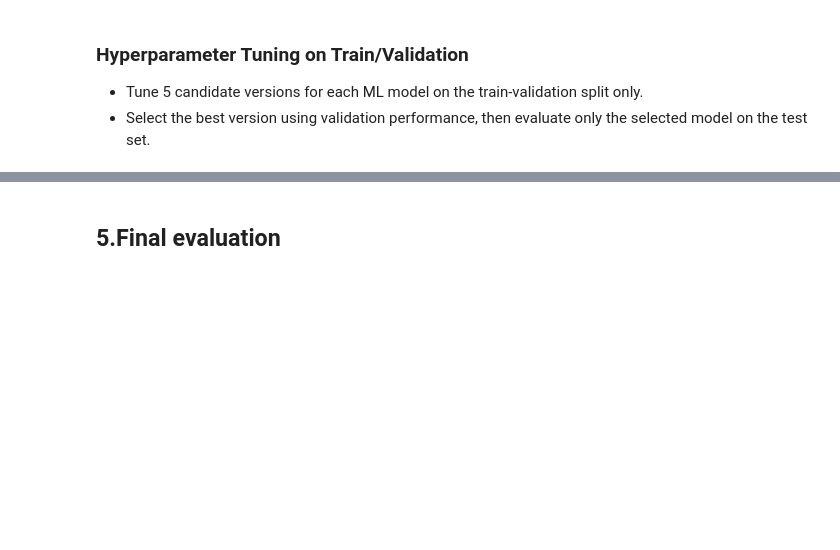
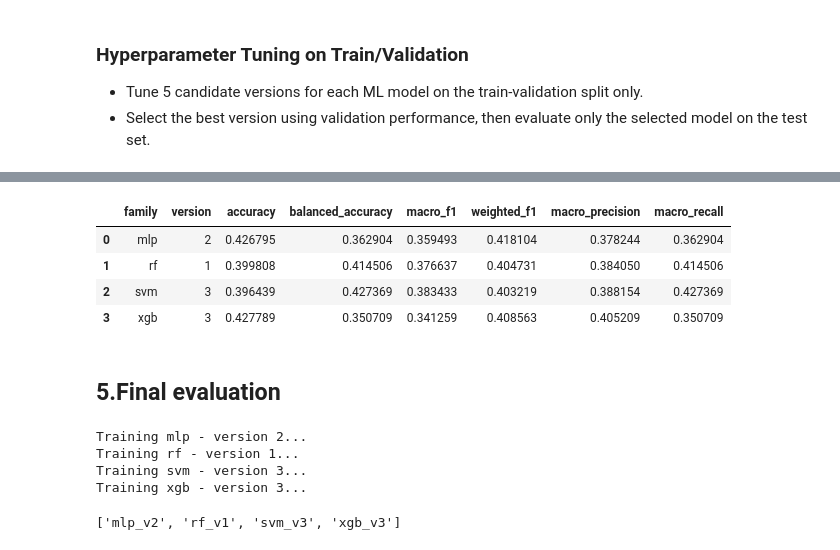
Before and after one commit to tinta2510/P4AI-DS-Assignment-Stock-Prediction, a Jupyter notebook: main.ipynb, the cells around one changed output, grey strips where cells are left out. Cells and saved outputs as stored; diff of their text form; code cells hidden in the pictures; blank space fills up the shorter version.

```diff
--- a/main.ipynb
+++ b/main.ipynb
@@ -900,15 +1040,21 @@ Best model from CV: svm
 # %%
 # --------------------------------------------------
 # Best version for each model family
 # --------------------------------------------------
 best_versions = (
     tuning_summary
-    .sort_values(["family", "macro_f1"], ascending=[True, False])
+    .sort_values(["balanced_accuracy", "macro_f1", "family"], ascending=[False, False, True])
     .groupby("family", as_index=False)
     .first()
 )
 
 best_versions
+# %% [output]
+|  | family | version | accuracy | balanced_accuracy | macro_f1 | weighted_f1 | macro_precision | macro_recall |
+| 0 | mlp | 2 | 0.426795 | 0.362904 | 0.359493 | 0.418104 | 0.378244 | 0.362904 |
+| 1 | rf | 1 | 0.399808 | 0.414506 | 0.376637 | 0.404731 | 0.384050 | 0.414506 |
+| 2 | svm | 3 | 0.396439 | 0.427369 | 0.383433 | 0.403219 | 0.388154 | 0.427369 |
+| 3 | xgb | 3 | 0.427789 | 0.350709 | 0.341259 | 0.408563 | 0.405209 | 0.350709 |
 # %%
 # --------------------------------------------------
 # Baseline models
@@ -1018,8 +1161,6 @@ def evaluate(
 # --------------------------------------------------
 # Fit best ML models on full trainval
 # --------------------------------------------------
-X_trainval = trainval_df[feature_cols]
-y_train = trainval_df["tb_label"]   # IMPORTANT: create global y_train for your evaluate(...)
 
 best_ml_models = {}
 
@@ -1027,7 +1168,7 @@ for _, row in best_versions.iterrows():
     family = row["family"]
     version = int(row["version"])
     clf = clone(model_families[family][version - 1])
-
+    print(f"Training {row["family"]} - version {row["version"]}...")
     if family == "xgb":
         y_train_enc, le = encode_labels(y_train)
         clf.fit(X_trainval, y_train_enc)
@@ -1037,6 +1178,12 @@ for _, row in best_versions.iterrows():
     best_ml_models[f"{family}_v{version}"] = clf
 
 list(best_ml_models.keys())
+# %% [output]
+Training mlp - version 2...
+Training rf - version 1...
+Training svm - version 3...
+Training xgb - version 3...
+['mlp_v2', 'rf_v1', 'svm_v3', 'xgb_v3']
 # %%
 # --------------------------------------------------
 # Evaluate best ML models with your existing evaluate(...)
```
Also changed, not shown: parts of 26 cells of this notebook, 7 other files.
